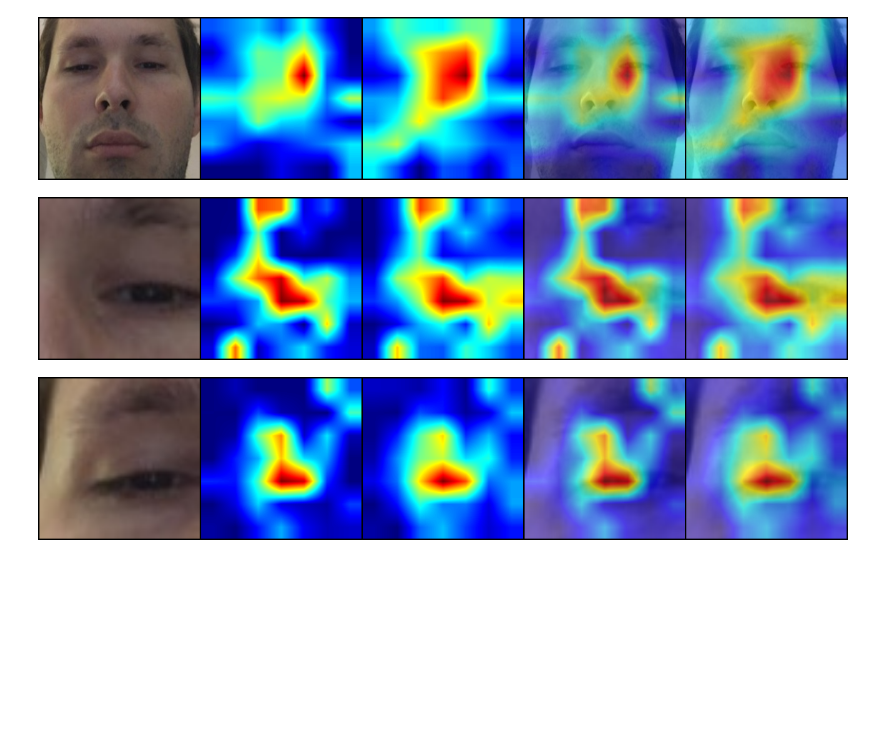
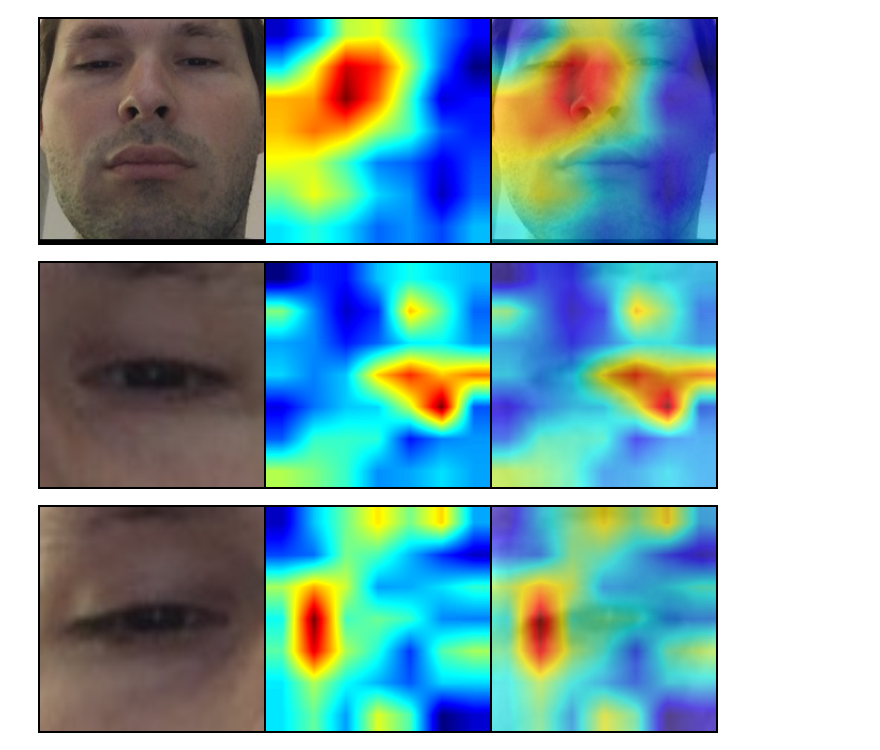
Before and after one commit to Switchcrafter/GazeCapture, a Jupyter notebook: pytorch/analyze_GradCAM.ipynb, the cells around one changed output. Drawn from its saved outputs; the diff is of its cells as text; code cells hidden in the pictures; blank space fills up the shorter version.

Commit message:
Update GradCAM jupyter notebook to show only GradCAM++ images

```diff
--- a/pytorch/analyze_GradCAM.ipynb
+++ b/pytorch/analyze_GradCAM.ipynb
@@ -154,30 +154,27 @@ def compute_gradcam_images(tensor_image, tensor_image_vis, model):
 
     images = []
     for gradcam, gradcam_pp in cams:
-        mask, _ = gradcam(tensor_image)
-        heatmap, result = visualize_cam(mask, tensor_image_vis)
-
         mask_pp, _ = gradcam_pp(tensor_image)
         heatmap_pp, result_pp = visualize_cam(mask_pp, tensor_image_vis)
 
-        images.extend([tensor_image_vis.cpu().squeeze_(0), heatmap, heatmap_pp, result, result_pp])
+        images.extend([tensor_image_vis.cpu().squeeze_(0), heatmap_pp, result_pp])
 
     return images
 # %%
 face_images = compute_gradcam_images(tensor_face, tensor_face_vis, faceModel)
-grid_face_images = make_grid(face_images, nrow=5)
+grid_face_images = make_grid(face_images, nrow=3)
 transforms.ToPILImage()(grid_face_images)
 # %% [output]
-[figure, old version]
+[figure, new version]
 # %%
 left_eye_images = compute_gradcam_images(tensor_eye_left, tensor_eye_left_vis, leftEyeModel)
 grid_left_eye_images = make_grid(left_eye_images, nrow=5)
 transforms.ToPILImage()(grid_left_eye_images)
 # %% [output]
-[figure, old version]
+[figure, new version]
 # %%
 right_eye_images = compute_gradcam_images(tensor_eye_right, tensor_eye_right_vis, rightEyeModel)
 grid_right_eye_images = make_grid(right_eye_images, nrow=5)
 transforms.ToPILImage()(grid_right_eye_images)
 # %% [output]
-[figure, old version]
+[figure, new version]
```
Also changed, not shown: parts of 3 cells of this notebook.
